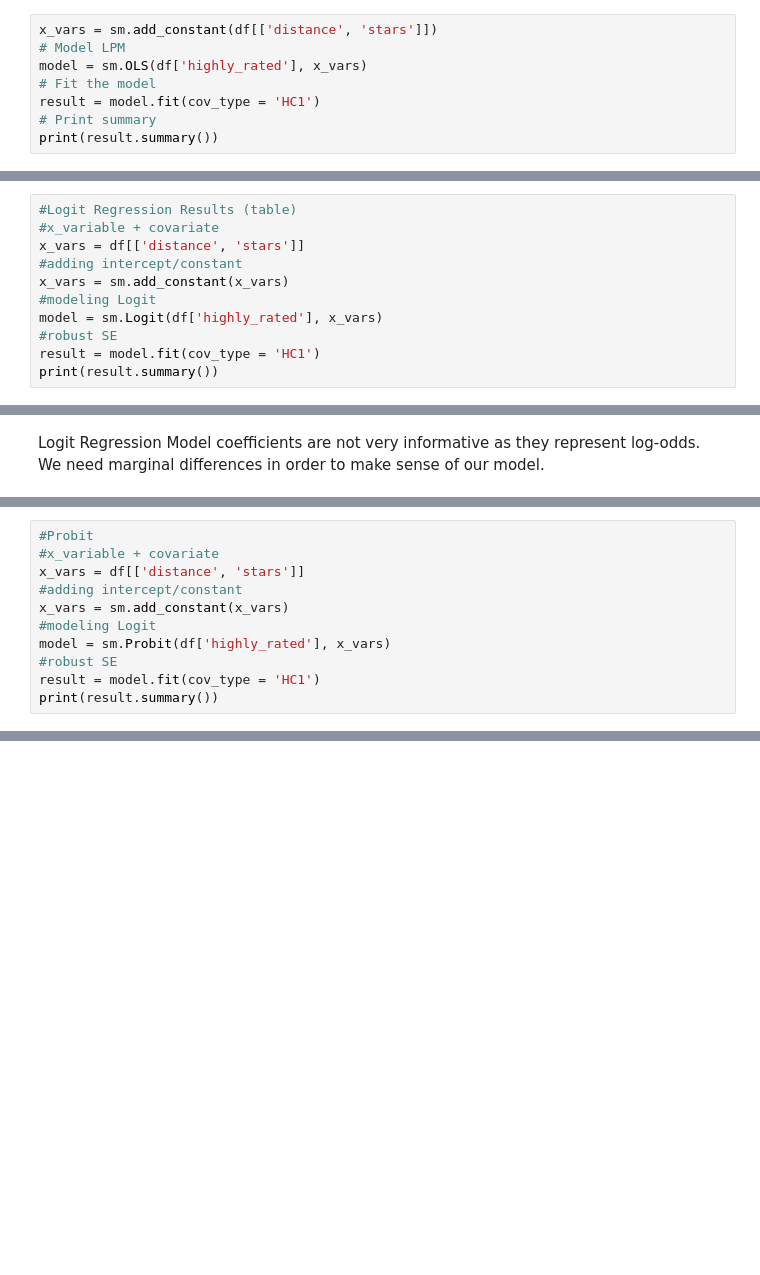
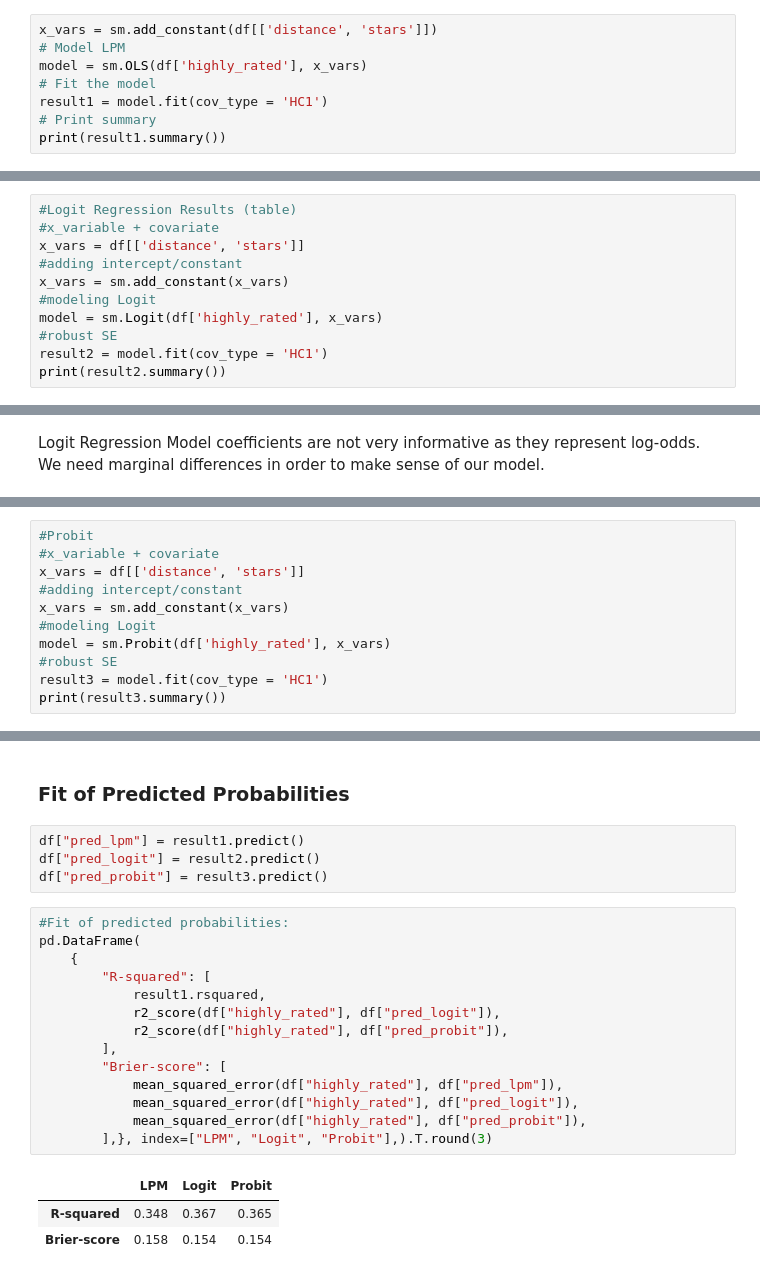
Before and after one commit to corinne167225/DataAnalysis2, a Jupyter notebook: Assignment2/Assignment2.ipynb, the cells around one changed output, grey strips where cells are left out. Saved outputs shown, nothing was run; the diff lists cells and outputs as text; blank space fills up the shorter version.

```diff
--- a/Assignment2/Assignment2.ipynb
+++ b/Assignment2/Assignment2.ipynb
@@ -91,9 +102,9 @@ x_vars = sm.add_constant(df[['distance', 'stars']])
 # Model LPM
 model = sm.OLS(df['highly_rated'], x_vars)
 # Fit the model
-result = model.fit(cov_type = 'HC1')
+result1 = model.fit(cov_type = 'HC1')
 # Print summary
-print(result.summary())
+print(result1.summary())
 # %% [output]
                             OLS Regression Results
 ==============================================================================
@@ -150,8 +162,8 @@ x_vars = sm.add_constant(x_vars)
 #modeling Logit
 model = sm.Logit(df['highly_rated'], x_vars)
 #robust SE
-result = model.fit(cov_type = 'HC1')
-print(result.summary())
+result2 = model.fit(cov_type = 'HC1')
+print(result2.summary())
 # %% [output]
 Optimization terminated successfully.
          Current function value: 0.472526
@@ -210,8 +224,8 @@ x_vars = sm.add_constant(x_vars)
 #modeling Logit
 model = sm.Probit(df['highly_rated'], x_vars)
 #robust SE
-result = model.fit(cov_type = 'HC1')
-print(result.summary())
+result3 = model.fit(cov_type = 'HC1')
+print(result3.summary())
 # %% [output]
 Optimization terminated successfully.
          Current function value: 0.473366
@@ -259,3 +273,27 @@ predicted_probabilities.mean()
 #predicted probability is around 0.5 = it indicates uncertainty or ambiguity in predicting the outcome.
 # %% [output]
 0.5849936475709
+# %% [markdown]
+### Fit of Predicted Probabilities
+# %%
+df["pred_lpm"] = result1.predict()
+df["pred_logit"] = result2.predict()
+df["pred_probit"] = result3.predict()
+# %%
+#Fit of predicted probabilities:
+pd.DataFrame(
+    {
+        "R-squared": [
+            result1.rsquared,
+            r2_score(df["highly_rated"], df["pred_logit"]),
+            r2_score(df["highly_rated"], df["pred_probit"]),
+        ],
+        "Brier-score": [
+            mean_squared_error(df["highly_rated"], df["pred_lpm"]),
+            mean_squared_error(df["highly_rated"], df["pred_logit"]),
+            mean_squared_error(df["highly_rated"], df["pred_probit"]),
+        ],}, index=["LPM", "Logit", "Probit"],).T.round(3)
+# %% [output]
+|  | LPM | Logit | Probit |
+| R-squared | 0.348 | 0.367 | 0.365 |
+| Brier-score | 0.158 | 0.154 | 0.154 |
```
Also changed, not shown: parts of 18 cells of this notebook, 2 other files.
